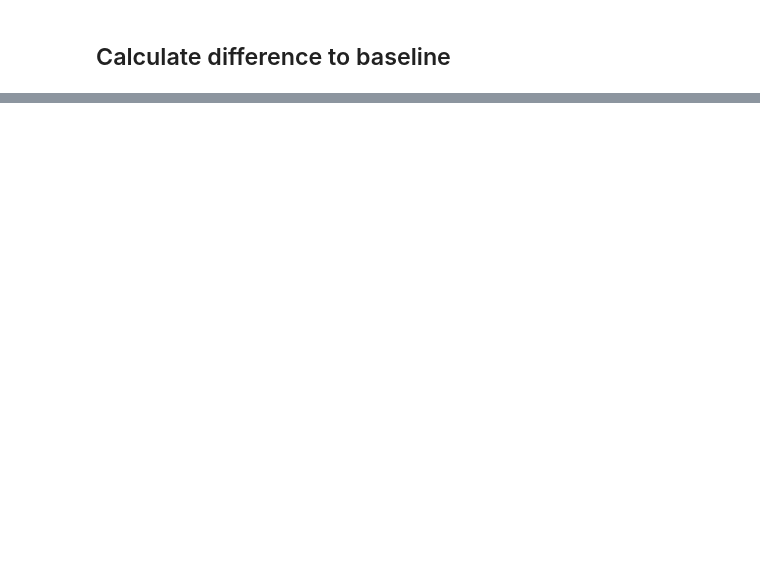
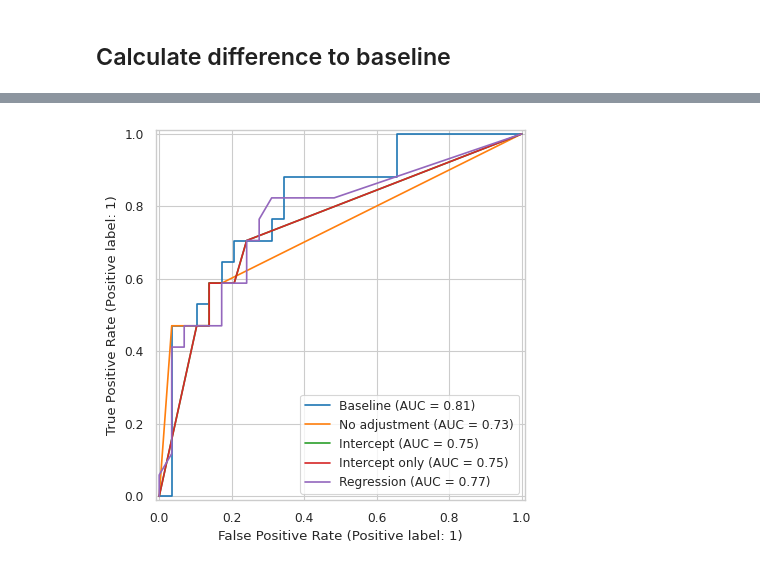
Before and after one commit to UKEIAM/de.uke.iam.parkinson.vae_longitudinal, a Jupyter notebook: conditional/model_differences.ipynb, the cells around one changed output, grey strips where cells are left out. Cells and saved outputs as stored; diff of their text form; code cells hidden in the pictures; blank space fills up the shorter version.

```diff
--- a/conditional/model_differences.ipynb
+++ b/conditional/model_differences.ipynb
@@ -320,19 +365,42 @@ samples_constant_adjustment["improvement"] = (samples_constant_adjustment["obser
 # %%
 with sns.axes_style("whitegrid"):
     sns.set_context("paper")
 
     viz = RocCurveDisplay.from_predictions(
         baseline_data["improvement"],
         baseline.predict(baseline_data),
         name="Baseline",
     )
 
     viz = RocCurveDisplay.from_predictions(
         samples_constant_adjustment["improvement"],
-        samples_constant_adjustment["predicted_improvement"],
-        name="Proposed",
+        samples_constant_adjustment["predicted_improvement_no_adjustment"],
+        name="No adjustment",
         ax=viz.ax_
     )
+
+    viz = RocCurveDisplay.from_predictions(
+        samples_constant_adjustment["improvement"],
+        samples_constant_adjustment["predicted_improvement_intercept"],
+        name="Intercept",
+        ax=viz.ax_
+    )
+
+    viz = RocCurveDisplay.from_predictions(
+        samples_constant_adjustment["improvement"],
+        samples_constant_adjustment["predicted_improvement_intercept"],
+        name="Intercept only",
+        ax=viz.ax_
+    )
+
+    viz = RocCurveDisplay.from_predictions(
+        samples_constant_adjustment["improvement"],
+        samples_constant_adjustment["predicted_improvement_regression"],
+        name="Regression",
+        ax=viz.ax_
+    )
+# %% [output]
+[figure, added]
 # %%
 with sns.axes_style("whitegrid"):
     sns.set_context("paper")
```
Also changed, not shown: parts of 12 cells of this notebook.
